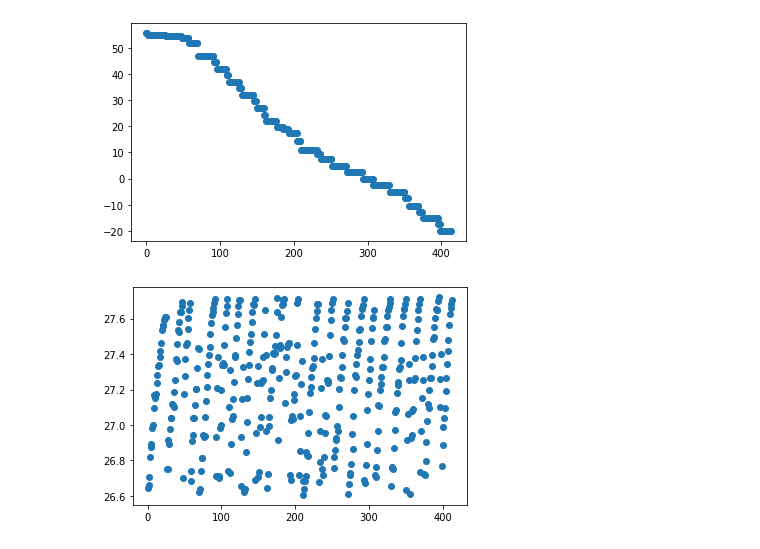
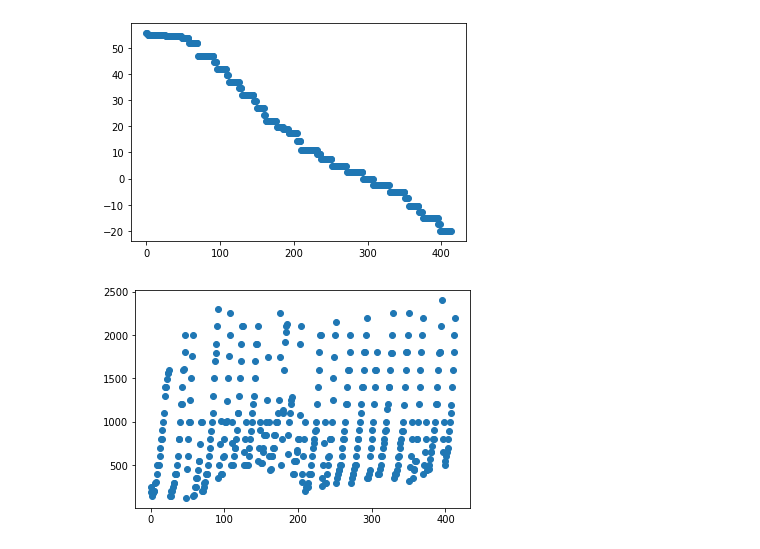
Before and after one commit to nitrogenlab/oceanography_colab_notebooks, a Jupyter notebook: for_rian/ConstrainedWaterMassAnalysis.ipynb, the cells around one changed output. Drawn from its saved outputs; the diff is of its cells as text; code cells hidden in the pictures.

```diff
--- a/for_rian/ConstrainedWaterMassAnalysis.ipynb
+++ b/for_rian/ConstrainedWaterMassAnalysis.ipynb
@@ -662,7 +663,7 @@ plt.show()
 # %%
 plt.scatter(
     np.arange(len(ompa_problem.obs_df)),
-    ompa_problem.obs_df["sig0"])
+    ompa_problem.obs_df["depth"])
 plt.show()
 # %% [output]
-[figure, old version]
+[figure, new version]
```
Also changed, not shown: parts of 14 cells of this notebook.
